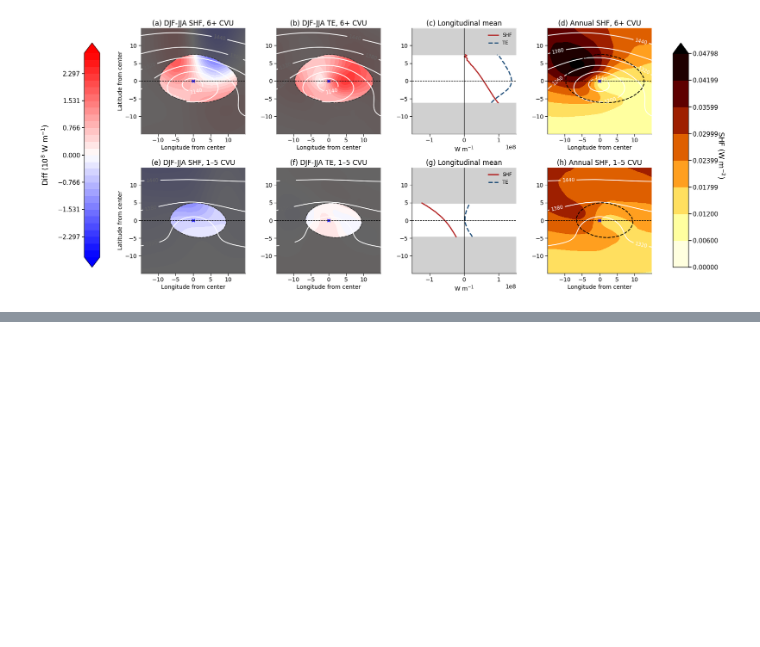
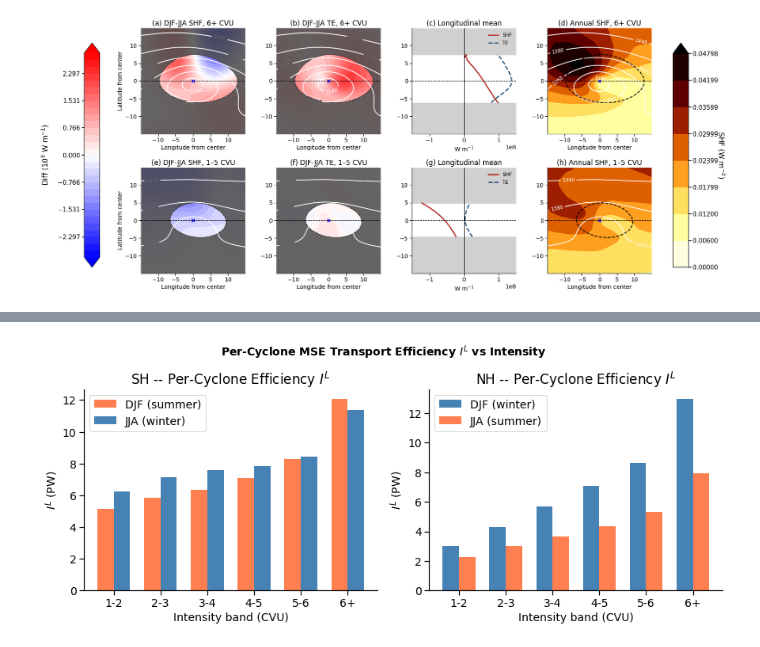
Before and after one commit to gmsarro/mse_cyclone-energetics, a Jupyter notebook: notebooks/final_figures.ipynb, the cells around one changed output, grey strips where cells are left out. Cells and saved outputs as stored; diff of their text form; code cells hidden in the pictures; blank space fills up the shorter version.

```diff
--- a/notebooks/final_figures.ipynb
+++ b/notebooks/final_figures.ipynb
@@ -1463,0 +2061,93 @@ Deprecated in NumPy 1.20; for more details and guidance: https://numpy.org/devdo
+# %%
+with NC(NC_FLUX) as f:
+    fte_cycl = np.asarray(f["F_TE_final_cycl"][:])   # (6, 12, 719, 1440)
+
+# Cumulative flux bins (same structure as area): bin[0] = all, bin[5] = >=6 CVU
+fte_cycl_zon = np.mean(fte_cycl, axis=3)              # (6, 12, 719)
+
+flux_cum_sh = np.zeros((6, 12))
+flux_cum_nh = np.zeros((6, 12))
+
+for b in range(6):
+    interped = interp_lat_2d(fte_cycl_zon[b], x_d, y_d, x3_d, y_d)
+    flux_cum_sh[b] = mean_around_track(interped, stormtrack_SH, HALF_WIN)
+    flux_cum_nh[b] = mean_around_track(interped, stormtrack_NH, HALF_WIN)
+
+# Differential per-CVU-band: band_i = cumulative[i] - cumulative[i+1]
+flux_band_sh = np.zeros((6, 12))
+flux_band_nh = np.zeros((6, 12))
+f_band_sh = np.zeros((6, 12))
+f_band_nh = np.zeros((6, 12))
+for b in range(5):
+    flux_band_sh[b] = flux_cum_sh[b] - flux_cum_sh[b + 1]
+    flux_band_nh[b] = flux_cum_nh[b] - flux_cum_nh[b + 1]
+    f_band_sh[b] = f_per_bin_sh[b] - f_per_bin_sh[b + 1]
+    f_band_nh[b] = f_per_bin_nh[b] - f_per_bin_nh[b + 1]
+flux_band_sh[5] = flux_cum_sh[5]
+flux_band_nh[5] = flux_cum_nh[5]
+f_band_sh[5] = f_per_bin_sh[5]
+f_band_nh[5] = f_per_bin_nh[5]
+
+# Per-cyclone efficiency I^L = flux_band / (cos(lat_track) * f_band_monthly)
+IL_per_area_sh = np.zeros((6, 12))
+IL_per_area_nh = np.zeros((6, 12))
+for b in range(6):
+    IL_per_area_sh[b] = flux_band_sh[b] / (
+        np.cos(np.deg2rad(stormtrack_lat_sh)) * f_band_sh[b]
+    )
+    IL_per_area_nh[b] = flux_band_nh[b] / (
+        np.cos(np.deg2rad(stormtrack_lat_nh)) * f_band_nh[b]
+    )
+
+djf_idx = [11, 0, 1]
+jja_idx = [5, 6, 7]
+
+IL_sh_djf = np.mean(IL_per_area_sh[:, djf_idx], axis=1)
+IL_sh_jja = np.mean(IL_per_area_sh[:, jja_idx], axis=1)
+IL_nh_djf = np.mean(IL_per_area_nh[:, djf_idx], axis=1)
+IL_nh_jja = np.mean(IL_per_area_nh[:, jja_idx], axis=1)
+
+band_labels = ['1-2', '2-3', '3-4', '4-5', '5-6', '6+']
+
+fig, axes = plt.subplots(1, 2, figsize=(12, 5), constrained_layout=True)
+x = np.arange(1, 7)
+width = 0.35
+
+# SH: DJF = summer, JJA = winter. Negate so poleward = positive.
+axes[0].bar(x - width / 2, -IL_sh_djf, width, label='DJF (summer)', color='coral')
+axes[0].bar(x + width / 2, -IL_sh_jja, width, label='JJA (winter)', color='steelblue')
+axes[0].set_title(r'SH -- Per-Cyclone Efficiency $I^L$')
+axes[0].set_xlabel('Intensity band (CVU)')
+axes[0].set_ylabel(r'$I^L$ (PW)')
+axes[0].set_xticks(x)
+axes[0].set_xticklabels(band_labels)
+axes[0].legend()
+axes[0].axhline(0, color='k', lw=0.8)
+
+# NH: DJF = winter, JJA = summer. Poleward in NH is positive.
+axes[1].bar(x - width / 2, IL_nh_djf, width, label='DJF (winter)', color='steelblue')
+axes[1].bar(x + width / 2, IL_nh_jja, width, label='JJA (summer)', color='coral')
+axes[1].set_title(r'NH -- Per-Cyclone Efficiency $I^L$')
+axes[1].set_xlabel('Intensity band (CVU)')
+axes[1].set_ylabel(r'$I^L$ (PW)')
+axes[1].set_xticks(x)
+axes[1].set_xticklabels(band_labels)
+axes[1].legend()
+axes[1].axhline(0, color='k', lw=0.8)
+
+fig.suptitle(
+    r'Per-Cyclone MSE Transport Efficiency $I^L$ vs Intensity',
+    fontsize=14, fontweight='bold',
+)
+fig.savefig(
+    'mse_flux_vs_intensity.pdf',
+    bbox_inches='tight',
+)
+plt.show()
+
+print("Per-area I^L values (poleward-positive, differential bands, monthly area):")
+print(f"{'Band':>6} {'SH DJF(sum)':>12} {'SH JJA(win)':>12} {'NH DJF(win)':>12} {'NH JJA(sum)':>12}")
+for b in range(6):
+    print(f"{band_labels[b]:>6s} {-IL_sh_djf[b]:12.2f} {-IL_sh_jja[b]:12.2f} "
+          f"{IL_nh_djf[b]:12.2f} {IL_nh_jja[b]:12.2f}")
+# %% [output]
@@ -1463,0 +2155 @@ Deprecated in NumPy 1.20; for more details and guidance: https://numpy.org/devdo
+[figure, added]
```
Also changed, not shown: parts of 7 cells of this notebook, 1 other file.
